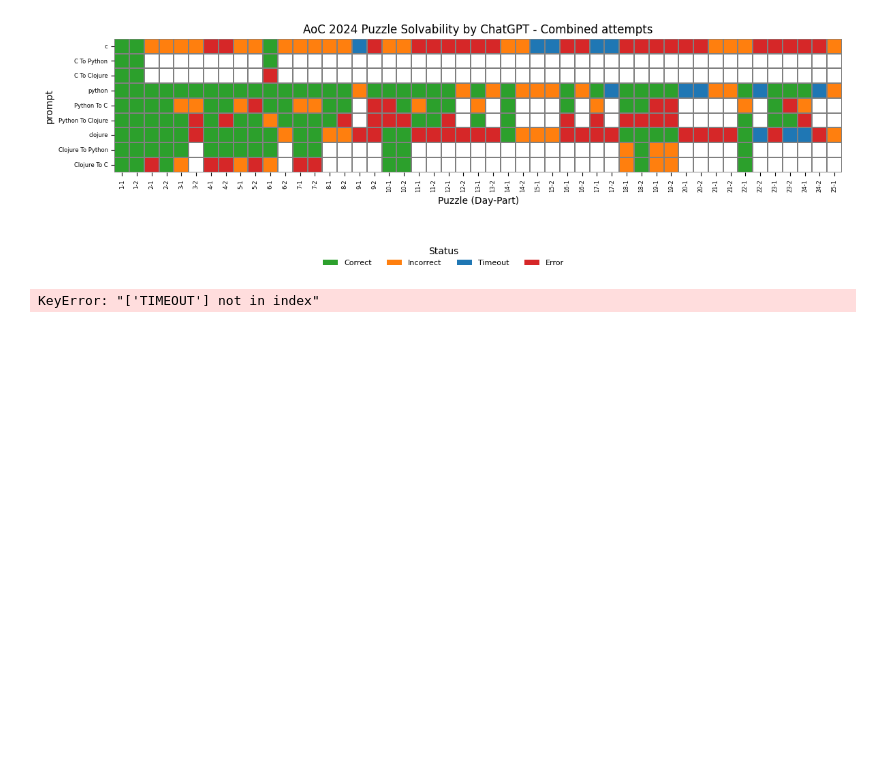
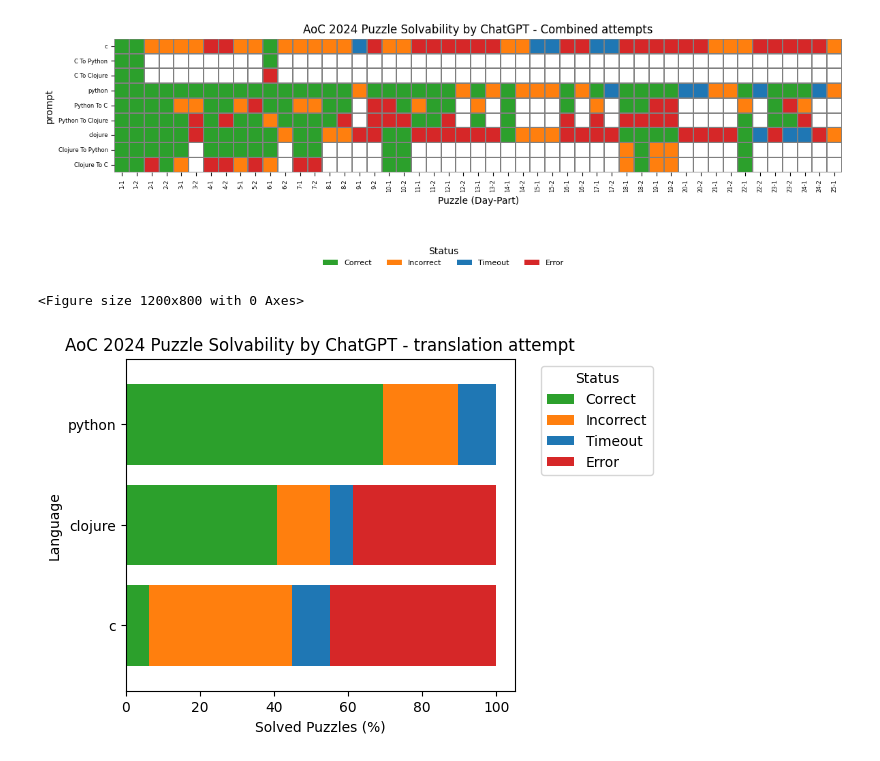
Before and after one commit to emield98/Scriptie, a Jupyter notebook: report.ipynb, the cells around one changed output. Drawn from its saved outputs; the diff is of its cells as text; code cells hidden in the pictures; blank space fills up the shorter version.

```diff
--- a/report.ipynb
+++ b/report.ipynb
@@ -210,9 +210,44 @@ plot_status_heatmap(
 # %% [output]
 [figure]
 # %%
-plot_status_barchart(
-    translation,
-    title="AoC 2024 Puzzle Solvability by ChatGPT - Combined attempts",
+# Patch: ensure all statuses are present for barchart
+status_order = ["CORRECT", "INCORRECT", "TIMEOUT", "ERROR"]
+def safe_plot_status_barchart(df, index, title):
+    # Compute normalized percentages
+    counts = (
+        df.groupby(index)["Status"]
+        .value_counts(normalize=True)
+        .unstack(fill_value=0)
+        .reindex(columns=status_order, fill_value=0) * 100
+    )
+    # Use the original plotting code, but with patched counts
+    color_palette = {
+        "CORRECT": "#2ca02c",
+        "INCORRECT": "#ff7f0e",
+        "TIMEOUT": "#1f77b4",
+        "ERROR": "#d62728",
+    }
+    colors = [color_palette[status] for status in status_order]
+    plt.figure(figsize=(12, 8))
+    counts.plot(kind="barh", stacked=True, color=colors, width=0.8)
+    plt.xlabel("Solved Puzzles (%)")
+    plt.ylabel(index)
+    plt.title(title, fontsize=12)
+    from matplotlib.patches import Patch
+    legend_elements = [
+        Patch(facecolor=color_palette[status], label=status.replace("_", " ").title())
+        for status in status_order
+    ]
+    plt.legend(handles=legend_elements, title="Status", bbox_to_anchor=(1.05, 1), loc='upper left')
+    bottom_padding = 0.08 + len(counts) * 0.01
+    plt.tight_layout(rect=[0, bottom_padding, 1, 1])
+    plt.show()
+
+safe_plot_status_barchart(
+    direct_attempt,
+    index="Language",
+    title="AoC 2024 Puzzle Solvability by ChatGPT - translation attempt",
 )
 # %% [output]
-KeyError: "['TIMEOUT'] not in index"
+<Figure size 1200x800 with 0 Axes>
+[figure, added]
```
Also changed, not shown: 6 other files.
